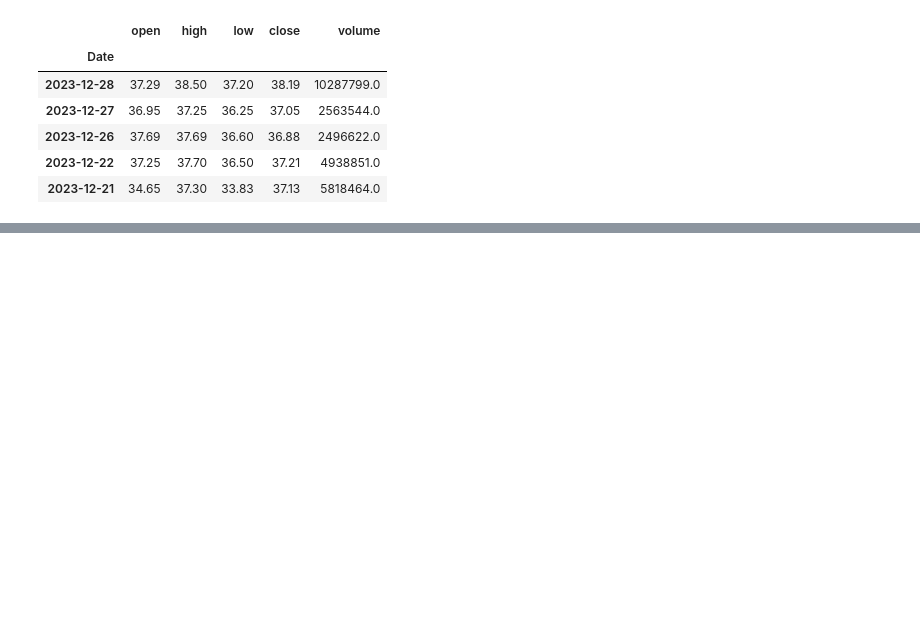
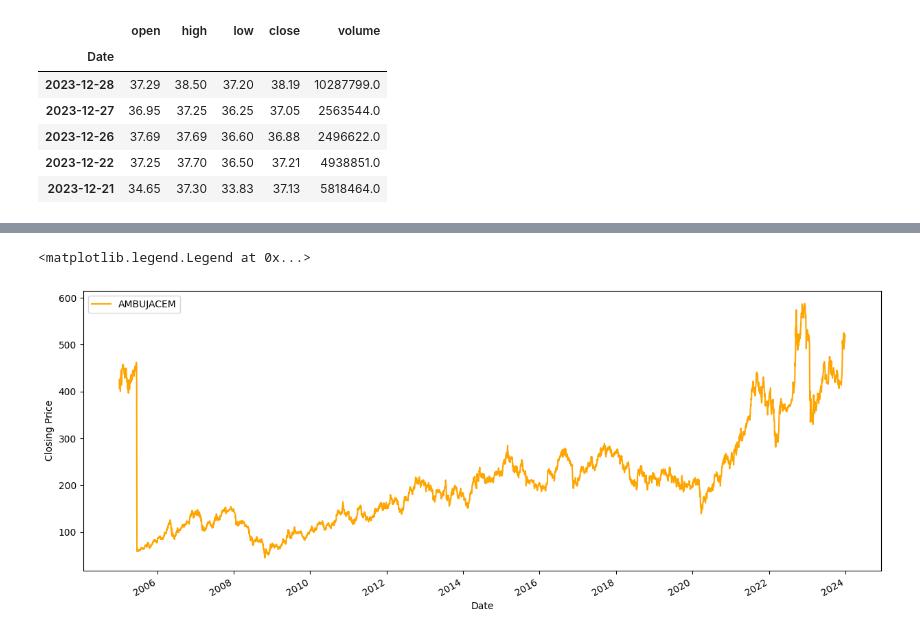
Before and after one commit to OlawoyeTaofeek/StockVolatilityPrediction, a Jupyter notebook: stockvolatility/main.ipynb, the cells around one changed output, grey strips where cells are left out. Cells and saved outputs as stored; diff of their text form; code cells hidden in the pictures; blank space fills up the shorter version.

```diff
--- a/stockvolatility/main.ipynb
+++ b/stockvolatility/main.ipynb
@@ -530,0 +638,15 @@ assert sorted(list(response.keys())) == ["records_inserted", "transaction_succes
+# %%
+fig, ax = plt.subplots(figsize=(15, 6))
+# Plot `df_ambuja` closing price
+df_ambuja['close'].plot(ax=ax, label = "AMBUJACEM", color="orange")
+
+# Label axes
+plt.xlabel("Date")
+plt.ylabel("Closing Price")
+
+
+# Add legend
+plt.legend()
+# %% [output]
+<matplotlib.legend.Legend at 0x...>
+[figure, added]
```
Also changed, not shown: parts of 20 cells of this notebook, 1 other file.
